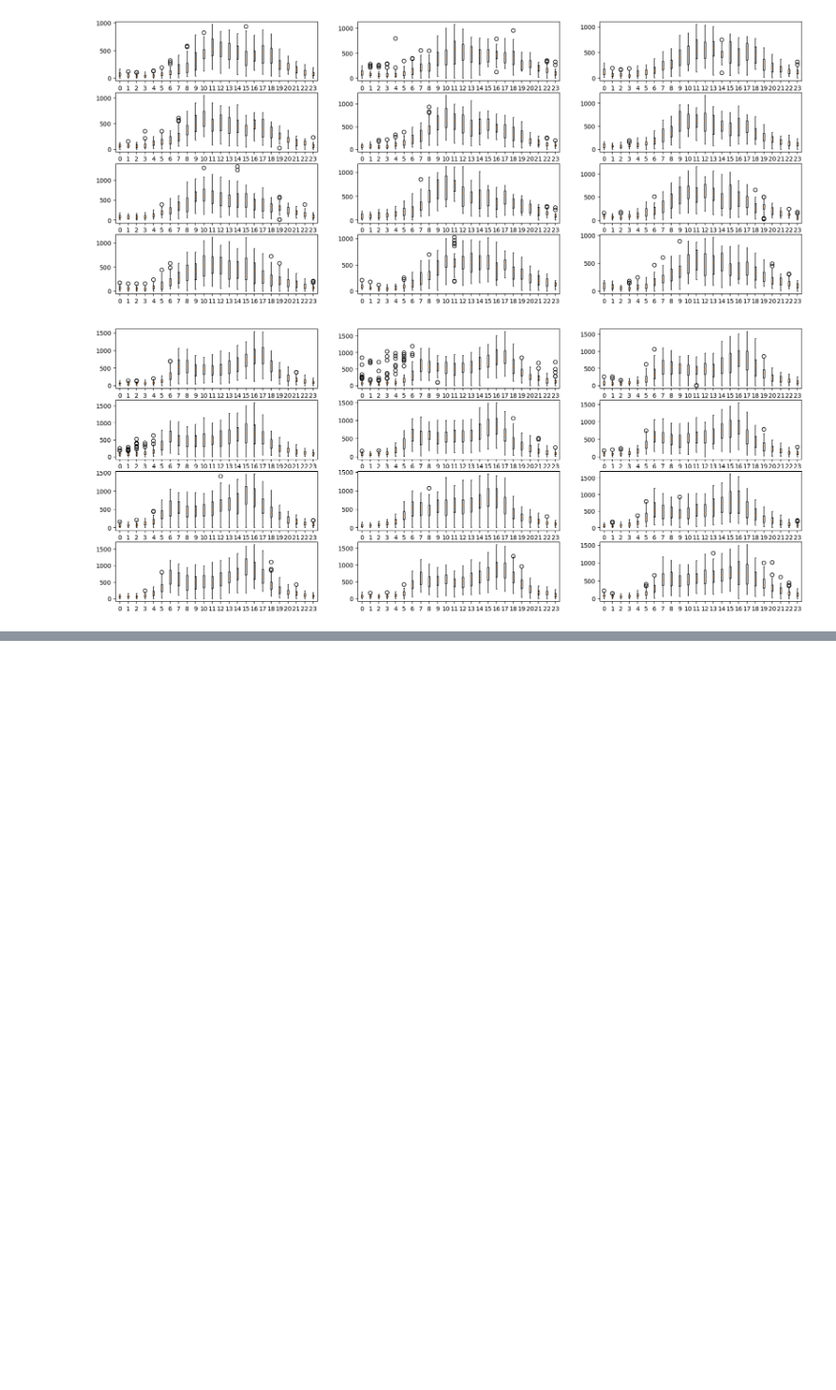
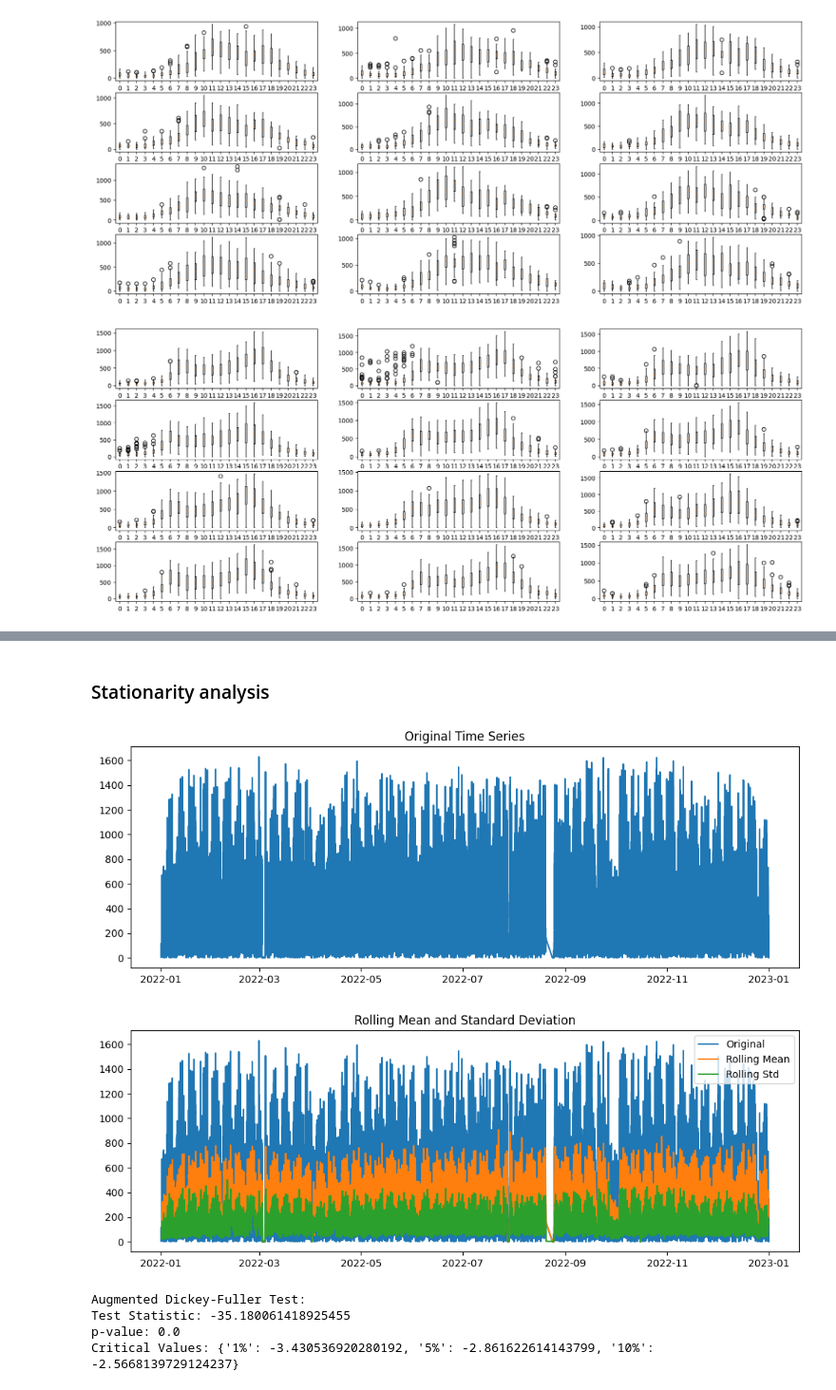
Before and after one commit to cmconlan/Adaptive_Traffic_Simulator, a Jupyter notebook: 1. EDA and Sensor Selection.ipynb, the cells around one changed output, grey strips where cells are left out. Shown at 95% size. Cells and saved outputs as stored; diff of their text form; code cells hidden in the pictures; blank space fills up the shorter version.

```diff
--- a/1. EDA and Sensor Selection.ipynb
+++ b/1. EDA and Sensor Selection.ipynb
@@ -322,0 +381,42 @@ plt.show()
+# %% [markdown]
+### Stationarity analysis
+# %%
+from statsmodels.tsa.stattools import adfuller
+
+# Plot the original time series
+plt.figure(figsize=(12, 4))
+plt.plot(ts_all['All Lanes_interpolated'])
+plt.title('Original Time Series')
+plt.show()
+
+# Function to perform the Augmented Dickey-Fuller test for stationarity
+def test_stationarity(timeseries, var):
+    # Calculate rolling statistics
+    rolmean = timeseries[var].rolling(window=30).mean()
+    rolstd = timeseries[var].rolling(window=30).std()
+
+    # Plot rolling statistics
+    plt.figure(figsize=(12, 4))
+    plt.plot(timeseries[var], label='Original')
+    plt.plot(rolmean, label='Rolling Mean')
+    plt.plot(rolstd, label='Rolling Std')
+    plt.title('Rolling Mean and Standard Deviation')
+    plt.legend()
+    plt.show()
+
+    # Perform Dickey-Fuller test
+    result = adfuller(timeseries[var], autolag='AIC')
+    print('Augmented Dickey-Fuller Test:')
+    print(f'Test Statistic: {result[0]}')
+    print(f'p-value: {result[1]}')
+    print(f'Critical Values: {result[4]}')
+
+# Call the stationarity analysis function
+test_stationarity(ts_all, 'All Lanes_interpolated')
+# %% [output]
+[figure, added]
+[figure, added]
+Augmented Dickey-Fuller Test:
+Test Statistic: -35.180061418925455
+p-value: 0.0
+Critical Values: {'1%': -3.430536920280192, '5%': -2.861622614143799, '10%': -2.5668139729124237}
```
Also changed, not shown: parts of 13 cells of this notebook.
